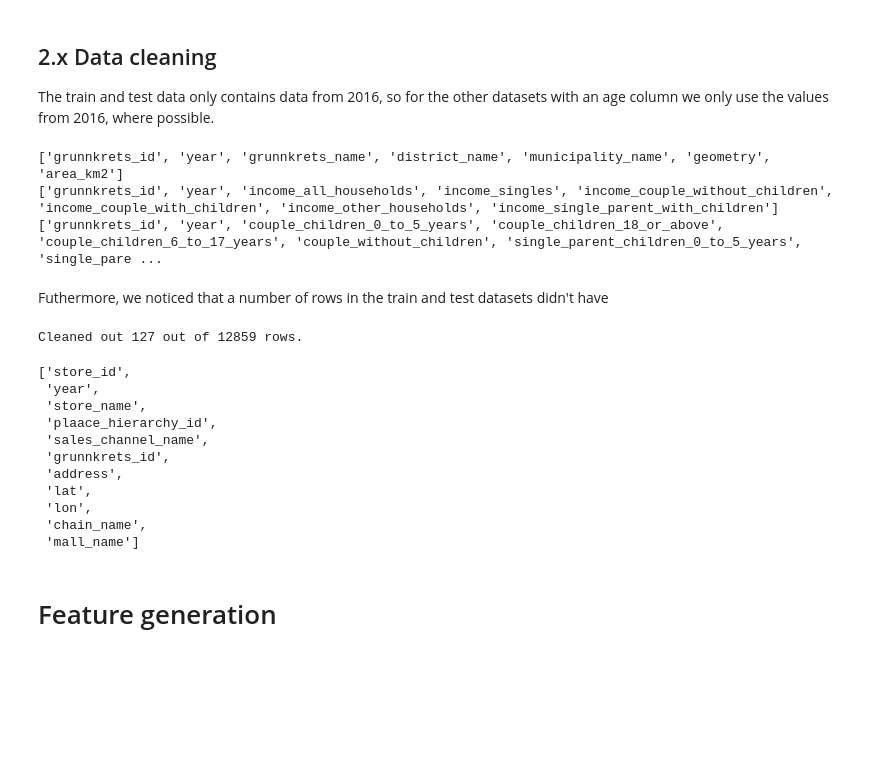
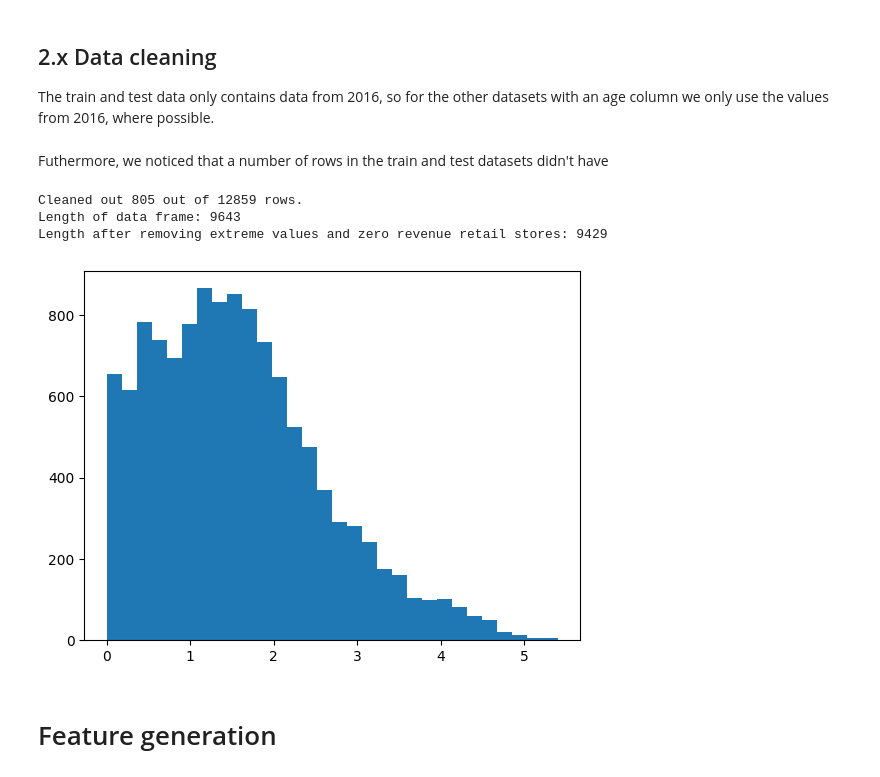
Before and after one commit to kasparpg/maskinprosjekt, a Jupyter notebook: main.ipynb, the cells around one changed output. Drawn from its saved outputs; the diff is of its cells as text; code cells hidden in the pictures; blank space fills up the shorter version.

Commit message:
random model attempts

```diff
--- a/main.ipynb
+++ b/main.ipynb
@@ -85,15 +80,3 @@ def clean(df: pd.DataFrame, min_val=0, max_val=100):
 
 The train and test data only contains data from 2016, so for the other datasets with an age column
 we only use the values from 2016, where possible.
-# %%
-spatial_2016 = only_2016_data(spatial)
-income_2016 = only_2016_data(income)
-households_2016 = only_2016_data(households)
-
-print(list(spatial_2016))
-print(list(income_2016))
-print(list(households_2016))
-# %% [output]
-['grunnkrets_id', 'year', 'grunnkrets_name', 'district_name', 'municipality_name', 'geometry', 'area_km2']
-['grunnkrets_id', 'year', 'income_all_households', 'income_singles', 'income_couple_without_children', 'income_couple_with_children', 'income_other_households', 'income_single_parent_with_children']
-['grunnkrets_id', 'year', 'couple_children_0_to_5_years', 'couple_children_18_or_above', 'couple_children_6_to_17_years', 'couple_without_children', 'single_parent_children_0_to_5_years', 'single_pare ...
@@ -100,39 +99,47 @@ print(list(households_2016))
 # %% [markdown]
 Futhermore, we noticed that a number of rows in the train and test datasets didn't have
 # %%
+def clean(df: pd.DataFrame, min_val=0, max_val=100):
+    print('Length of data frame:', len(df))
+    df = df[(df.revenue > min_val) & (df.revenue < max_val)]
+    print('Length after removing extreme values and zero revenue retail stores:',  len(df))
+    plt.hist(np.log1p(train.revenue), 30)
+    plt.show()
+    return df.drop(columns=['revenue']), df.revenue
+
+
 def clean_out_nan_heavy_rows(df: pd.DataFrame):
-    """Cleans out rows that have no match in the spatial, income or household datasets."""
+    """Cleans out rows that have no match in the age, spatial, income or household datasets."""
 
-    df2 = df.merge(spatial_2016.drop(columns=['year']), on='grunnkrets_id', how='left')
+    df2 = df.merge(group_ages(age, age_ranges), on='grunnkrets_id', how='left')
+    df2 = df2.merge(spatial_2016.drop(columns=['year']), on='grunnkrets_id', how='left')
     df2 = df2.merge(income_2016.drop(columns=['year']), on='grunnkrets_id', how='left')
     df2 = df2.merge(households_2016.drop(columns=['year']), on='grunnkrets_id', how='left')
 
     df_cleaned = df[
-        ~(df2.couple_children_0_to_5_years.isna() | df2.grunnkrets_name.isna() | df2.income_all_households.isna())
+        ~(df2.age_0_19.isna() | df2.couple_children_0_to_5_years.isna() | df2.grunnkrets_name.isna() | df2.income_all_households.isna())
     ]
 
     print(f'Cleaned out {len(df) - len(df_cleaned)} out of {len(df)} rows.')
 
     return df_cleaned
 
 
 train = clean_out_nan_heavy_rows(train)
 label_name = 'revenue'
 X = train.drop(columns=[label_name])
-y = np.log1p(train[label_name])
+y = train[label_name]
+
+X_train, X_val, y_train, y_val = train_test_split(X, y, train_size=.8) # , random_state=SEED
+X_train, y_train = clean(pd.merge(X_train, y_train, left_index=True, right_index=True))
+
+y_train = np.log1p(y_train)
+y_val = np.log1p(y_val)
 # %% [output]
-Cleaned out 127 out of 12859 rows.
+Cleaned out 805 out of 12859 rows.
+Length of data frame: 9643
+Length after removing extreme values and zero revenue retail stores: 9429
-['store_id',
- 'year',
- 'store_name',
- 'plaace_hierarchy_id',
- 'sales_channel_name',
- 'grunnkrets_id',
- 'address',
- 'lat',
- 'lon',
- 'chain_name',
- 'mall_name']
+[figure, added]
 # %% [markdown]
 # Feature generation
 # %%
```
Also changed, not shown: parts of 9 cells of this notebook, 16 other files.
